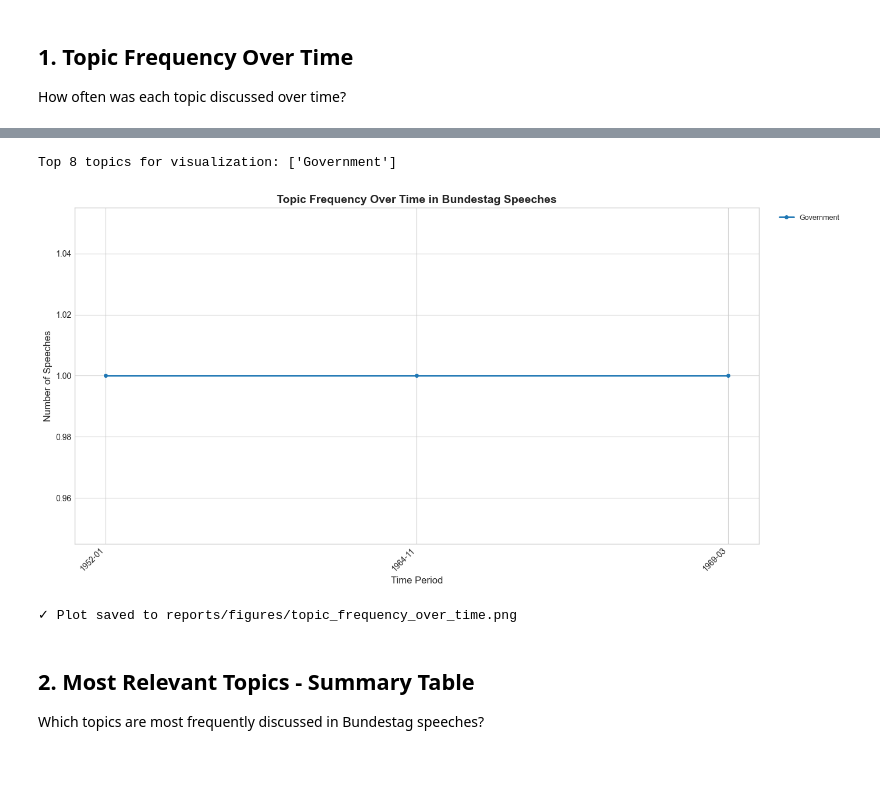
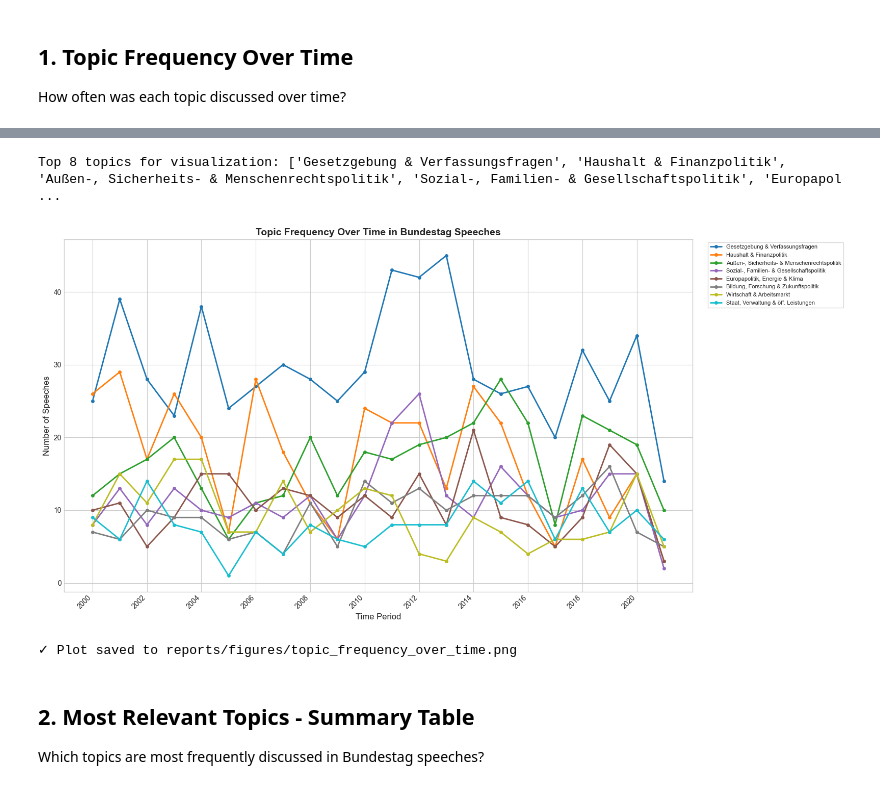
Before and after one commit to olivepol/parl_speech_topic_sent, a Jupyter notebook: notebooks/06_final_analysis.ipynb, the cells around one changed output, grey strips where cells are left out. Cells and saved outputs as stored; diff of their text form; code cells hidden in the pictures.

```diff
--- a/notebooks/06_final_analysis.ipynb
+++ b/notebooks/06_final_analysis.ipynb
@@ -79,11 +96,33 @@ df = df.with_columns(
     pl.col('sentiment').replace_strict(sentiment_map, default=0).cast(pl.Int64).alias('sentiment_score')
 )
 
+# Map topics to descriptive labels
+topic_label_map = {
+    '1': 'Wirtschaft & Arbeitsmarkt',
+    '3': 'Staat, Verwaltung & öff. Leistungen',
+    '4': 'Gesetzgebung & Verfassungsfragen',
+    '6': 'Bildung, Forschung & Zukunftspolitik',
+    '8': 'Sozial-, Familien- & Gesellschaftspolitik',
+    '9': 'Europapolitik, Energie & Klima',
+    '11': 'Außen-, Sicherheits- & Menschenrechtspolitik',
+    '13': 'Haushalt & Finanzpolitik',
+    '14': 'Gesetzgebung & Verfassungsfragen'
+}
+
+df = df.with_columns(
+    pl.col('topic').replace_strict(topic_label_map, default='Unknown').alias('topic_label')
+)
+
 print("Data preparation complete!")
 print(f"\nTime range: {df['time'].min()} to {df['time'].max()}")
 print(f"\nYears in data: {sorted(df['year'].unique().to_list())}")
 print(f"\nUnique topics: {df['topic'].n_unique()}")
+print(f"Unique topic labels: {df['topic_label'].n_unique()}")
 print(f"Unique parties: {df['party'].n_unique()}")
+print(f"\nTopic label mapping:")
+for topic_id, label in sorted(topic_label_map.items()):
+    count = df.filter(pl.col('topic') == topic_id).shape[0]
+    print(f"  Topic {topic_id}: {label} ({count} speeches)")
 print(f"\nParty name mapping:")
 for party_id, name in sorted(party_name_map.items()):
     count = df.filter(pl.col('party') == party_id).shape[0]
@@ -159,67 +214,67 @@ plt.style.use('seaborn-v0_8-whitegrid')
 plt.rcParams['figure.figsize'] = (12, 6)
 plt.rcParams['font.size'] = 10
 
-# Calculate topic frequency over time (by year-month)
+# Calculate topic frequency over time (by year)
 topic_time = (
-    df.group_by(['year_month', 'topic'])
+    df.group_by(['year', 'topic_label'])
     .agg(pl.len().alias('count'))
-    .sort(['year_month', 'topic'])
+    .sort(['year', 'topic_label'])
 )
 
 # Get top 8 most common topics overall for cleaner visualization
 top_topics = (
-    df.group_by('topic')
+    df.group_by('topic_label')
     .agg(pl.len().alias('total'))
     .sort('total', descending=True)
-    .head(8)['topic'].to_list()
+    .head(8)['topic_label'].to_list()
 )
 
 print(f"Top 8 topics for visualization: {top_topics}")
 
 # Filter to top topics and pivot for plotting
-topic_time_top = topic_time.filter(pl.col('topic').is_in(top_topics))
+topic_time_top = topic_time.filter(pl.col('topic_label').is_in(top_topics))
 
 # Create the plot
-fig, ax = plt.subplots(figsize=(14, 7))
+fig, ax = plt.subplots(figsize=(16, 8))
 
 # Get unique time periods and topics
-time_periods = sorted(topic_time_top['year_month'].unique().to_list())
+time_periods = sorted(topic_time_top['year'].unique().to_list())
 
 # Plot each topic as a line
 colors = plt.cm.tab10(np.linspace(0, 1, len(top_topics)))
 
 for i, topic in enumerate(top_topics):
-    topic_data = topic_time_top.filter(pl.col('topic') == topic)
+    topic_data = topic_time_top.filter(pl.col('topic_label') == topic)
 
     # Create a complete time series (fill missing with 0)
     counts_dict = dict(zip(
-        topic_data['year_month'].to_list(),
+        topic_data['year'].to_list(),
         topic_data['count'].to_list()
     ))
     counts = [counts_dict.get(t, 0) for t in time_periods]
 
     ax.plot(range(len(time_periods)), counts, label=topic, color=colors[i],
             linewidth=2, marker='o', markersize=4)
 
 # Customize plot
 ax.set_xlabel('Time Period', fontsize=12)
 ax.set_ylabel('Number of Speeches', fontsize=12)
 ax.set_title('Topic Frequency Over Time in Bundestag Speeches', fontsize=14, fontweight='bold')
 
 # Set x-axis labels
 tick_positions = range(0, len(time_periods), max(1, len(time_periods)//10))
 ax.set_xticks(tick_positions)
 ax.set_xticklabels([time_periods[i] for i in tick_positions], rotation=45, ha='right')
 
-ax.legend(bbox_to_anchor=(1.02, 1), loc='upper left', fontsize=9)
+ax.legend(bbox_to_anchor=(1.02, 1), loc='upper left', fontsize=8, frameon=True)
 plt.tight_layout()
 plt.savefig('../reports/figures/topic_frequency_over_time.png', dpi=150, bbox_inches='tight')
 plt.show()
 
 print("\n✓ Plot saved to reports/figures/topic_frequency_over_time.png")
 # %% [output]
-Top 8 topics for visualization: ['Government']
+Top 8 topics for visualization: ['Gesetzgebung & Verfassungsfragen', 'Haushalt & Finanzpolitik', 'Außen-, Sicherheits- & Menschenrechtspolitik', 'Sozial-, Familien- & Gesellschaftspolitik', 'Europapol ...
-[figure, old version]
+[figure, new version]
 ✓ Plot saved to reports/figures/topic_frequency_over_time.png
 # %% [markdown]
 ## 2. Most Relevant Topics - Summary Table
```
Also changed, not shown: parts of 14 cells of this notebook, 12 other files.
